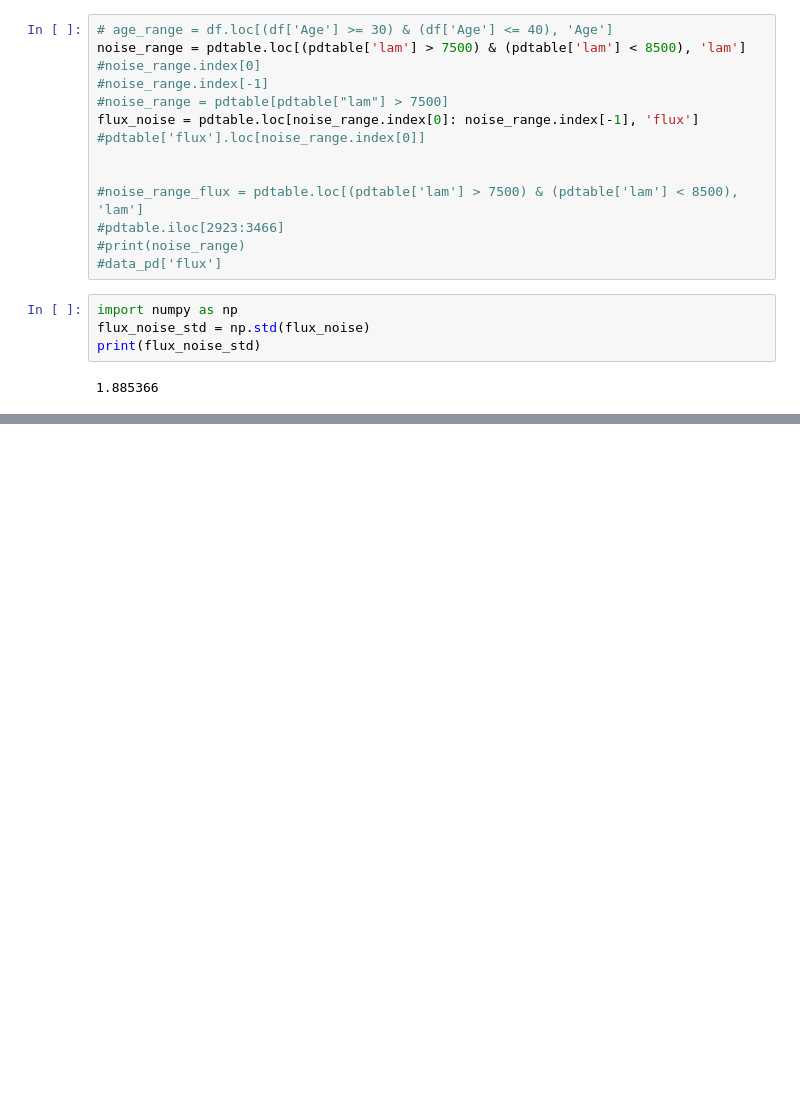
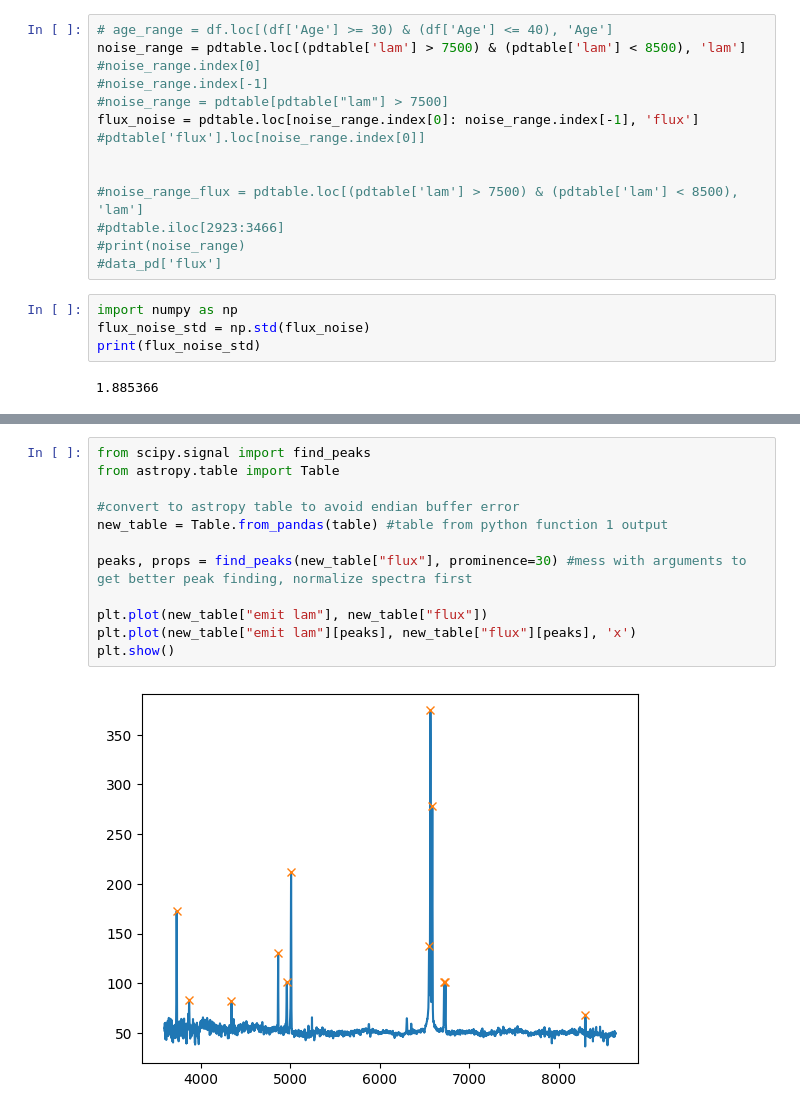
Before and after one commit to daisybissonette/spectroSLEUTH, a Jupyter notebook: testing.ipynb, the cells around one changed output, grey strips where cells are left out. Drawn from its saved outputs; the diff is of its cells as text; blank space fills up the shorter version.

```diff
--- a/testing.ipynb
+++ b/testing.ipynb
@@ -114,0 +179,14 @@ print(flux_noise_std)
+# %%
+from scipy.signal import find_peaks
+from astropy.table import Table
+
+#convert to astropy table to avoid endian buffer error
+new_table = Table.from_pandas(table) #table from python function 1 output
+
+peaks, props = find_peaks(new_table["flux"], prominence=30) #mess with arguments to get better peak finding, normalize spectra first
+
+plt.plot(new_table["emit lam"], new_table["flux"])
+plt.plot(new_table["emit lam"][peaks], new_table["flux"][peaks], 'x')
+plt.show()
+# %% [output]
+[figure, added]
```
Also changed, not shown: parts of 6 cells of this notebook.
